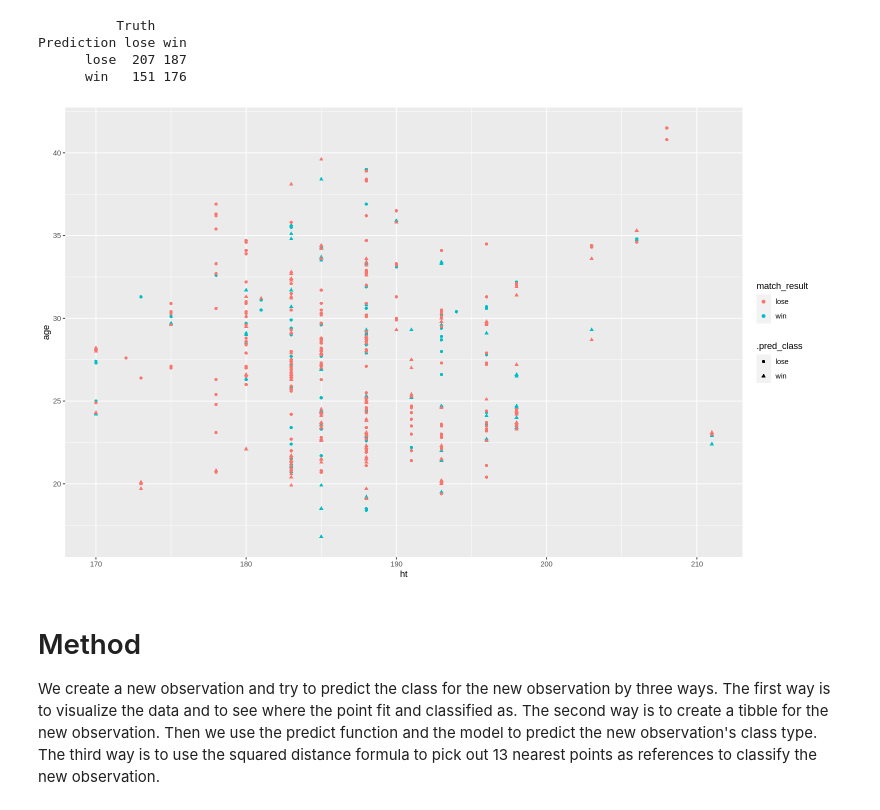
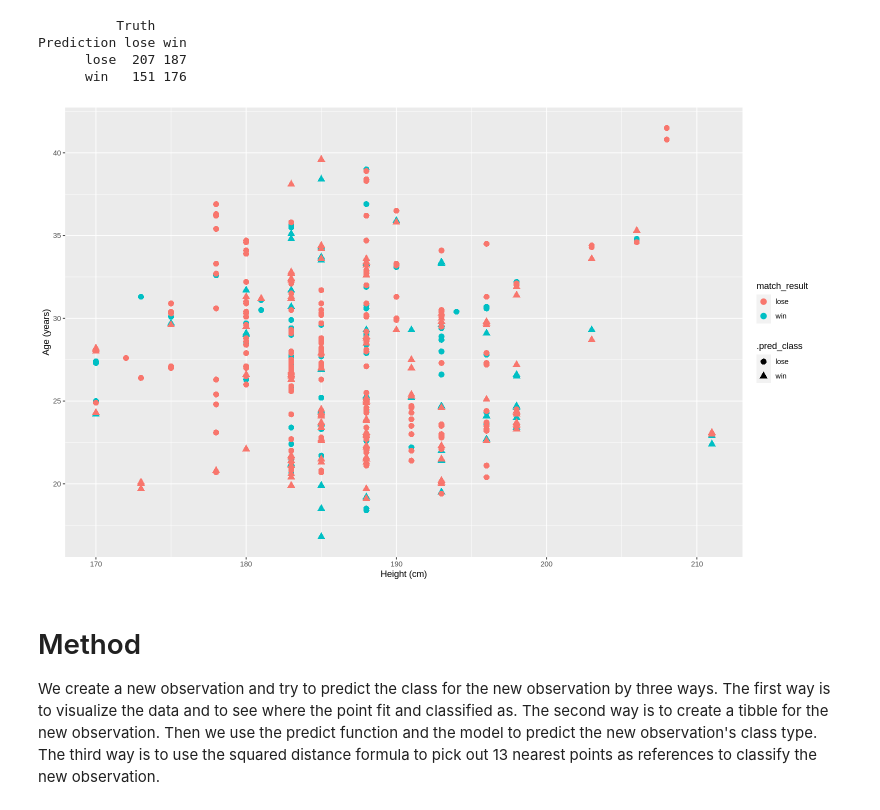
Before and after one commit to bearmohawk/DSCI-100-2022_autumn-Group-37, a Jupyter notebook: Project report Group 37-Copy1.ipynb, the cells around one changed output. Drawn from its saved outputs; the diff is of its cells as text; code cells hidden in the pictures.

Commit message:
Edited prediction_plot
added axis titles and made the plot points larger in size

```diff
--- a/Project report Group 37-Copy1.ipynb
+++ b/Project report Group 37-Copy1.ipynb
@@ -251,10 +251,10 @@ Prediction lose win
 # %%
 #graph plotting predictions v real values, still needs formatting
 prediction_plot <- ggplot(data = match_test_predictions,aes(x= ht, y=age, color = match_result, shape = .pred_class))+
-                        geom_point()
+                        geom_point(size = 3) + labs(x = "Height (cm)", y = "Age (years)")
 prediction_plot
 # %% [output]
-[figure, old version]
+[figure, new version]
 # %% [markdown]
 # Method
 
```
Also changed, not shown: parts of 1 cell of this notebook.
